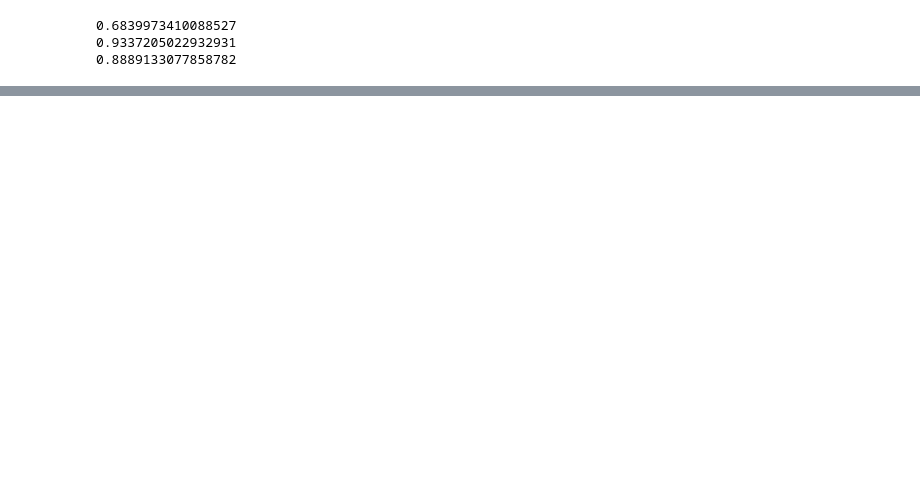
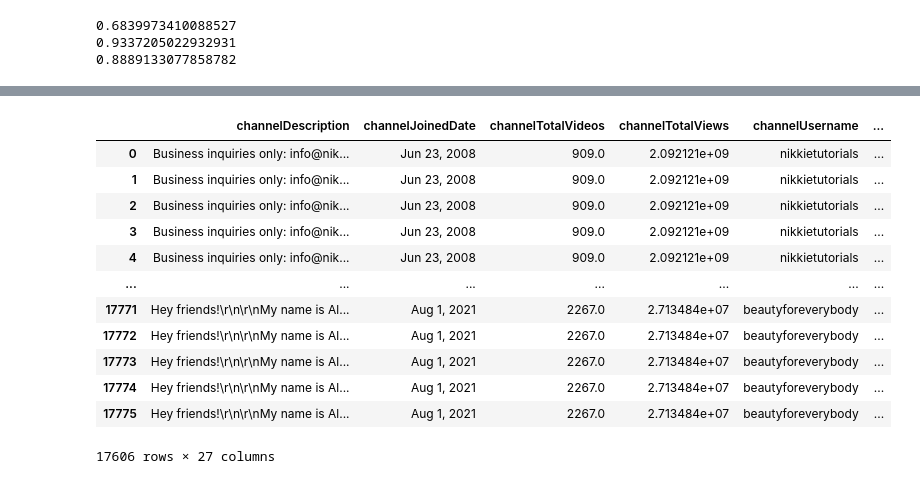
Before and after one commit to pranavrd/erdos-uncreatives, a Jupyter notebook: Data Cleaning and Visualization/Cleaning_and_Visualization1.ipynb, the cells around one changed output, grey strips where cells are left out. Cells and saved outputs as stored; diff of their text form; code cells hidden in the pictures; blank space fills up the shorter version.

```diff
--- a/Data Cleaning and Visualization/Cleaning_and_Visualization1.ipynb
+++ b/Data Cleaning and Visualization/Cleaning_and_Visualization1.ipynb
@@ -537,0 +549,16 @@ print(df3["views per subscriber"].mean())
+# %%
+df3
+# %% [output]
+|  | channelDescription | channelJoinedDate | channelTotalVideos | channelTotalViews | channelUsername | ... |
+| 0 | Business inquiries only: info@nik... | Jun 23, 2008 | 909.0 | 2.092121e+09 | nikkietutorials | ... |
+| 1 | Business inquiries only: info@nik... | Jun 23, 2008 | 909.0 | 2.092121e+09 | nikkietutorials | ... |
+| 2 | Business inquiries only: info@nik... | Jun 23, 2008 | 909.0 | 2.092121e+09 | nikkietutorials | ... |
+| 3 | Business inquiries only: info@nik... | Jun 23, 2008 | 909.0 | 2.092121e+09 | nikkietutorials | ... |
+| 4 | Business inquiries only: info@nik... | Jun 23, 2008 | 909.0 | 2.092121e+09 | nikkietutorials | ... |
+| ... | ... | ... | ... | ... | ... | ... |
+| 17771 | Hey friends!\r\n\r\nMy name is Al... | Aug 1, 2021 | 2267.0 | 2.713484e+07 | beautyforeverybody | ... |
+| 17772 | Hey friends!\r\n\r\nMy name is Al... | Aug 1, 2021 | 2267.0 | 2.713484e+07 | beautyforeverybody | ... |
+| 17773 | Hey friends!\r\n\r\nMy name is Al... | Aug 1, 2021 | 2267.0 | 2.713484e+07 | beautyforeverybody | ... |
+| 17774 | Hey friends!\r\n\r\nMy name is Al... | Aug 1, 2021 | 2267.0 | 2.713484e+07 | beautyforeverybody | ... |
+| 17775 | Hey friends!\r\n\r\nMy name is Al... | Aug 1, 2021 | 2267.0 | 2.713484e+07 | beautyforeverybody | ... |
+17606 rows × 27 columns
```
Also changed, not shown: parts of 5 cells of this notebook.
